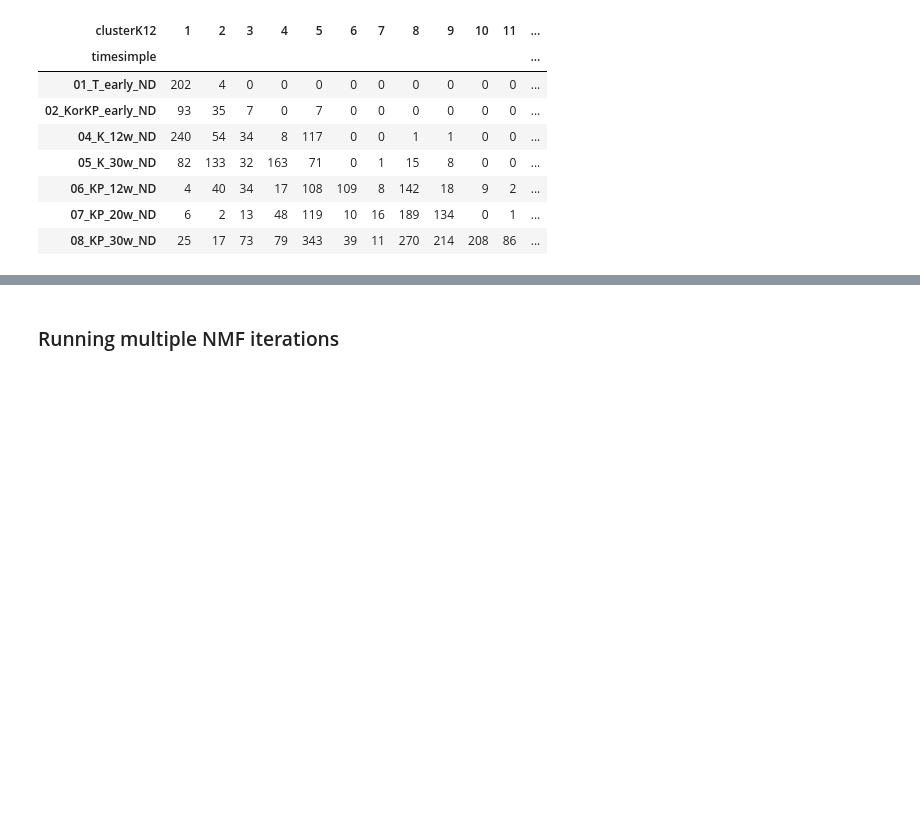
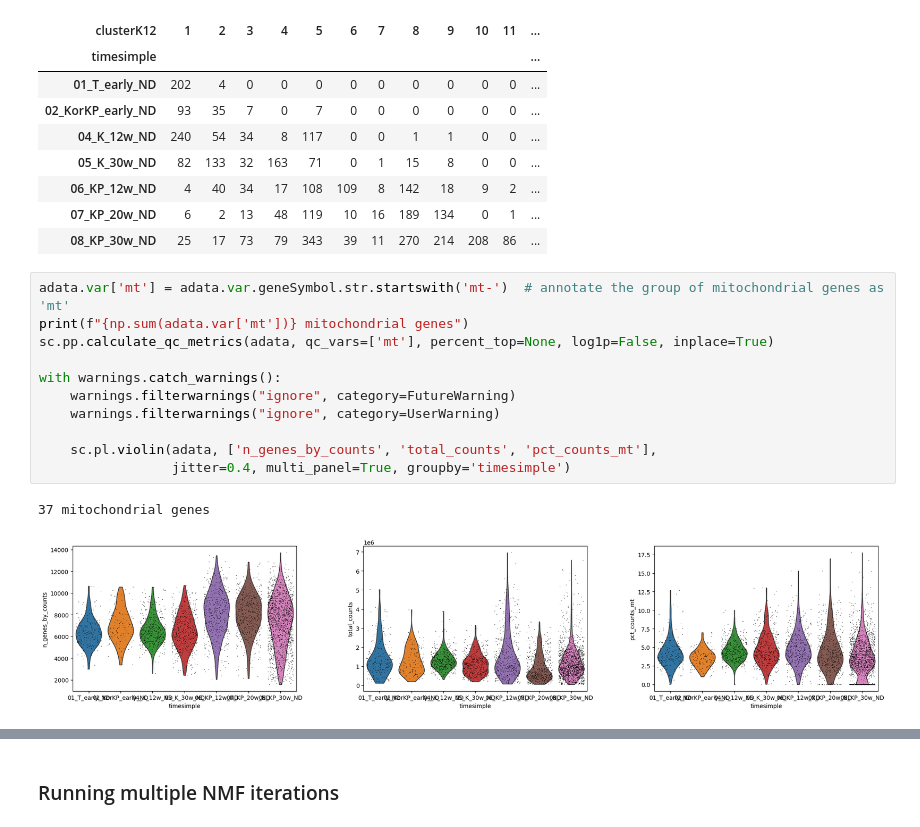
Before and after one commit to nitzanlab/gep-dynamics, a Jupyter notebook: notebooks/analyse_marjanovic.ipynb, the cells around one changed output, grey strips where cells are left out. Saved outputs shown, nothing was run; the diff lists cells and outputs as text; blank space fills up the shorter version.

```diff
--- a/notebooks/analyse_marjanovic.ipynb
+++ b/notebooks/analyse_marjanovic.ipynb
@@ -114,3 +137,17 @@ pd.crosstab(adata.obs.timesimple, adata.obs.clusterK12)
 | 06_KP_12w_ND | 4 | 40 | 34 | 17 | 108 | 109 | 8 | 142 | 18 | 9 | 2 | ... |
 | 07_KP_20w_ND | 6 | 2 | 13 | 48 | 119 | 10 | 16 | 189 | 134 | 0 | 1 | ... |
 | 08_KP_30w_ND | 25 | 17 | 73 | 79 | 343 | 39 | 11 | 270 | 214 | 208 | 86 | ... |
+# %%
+adata.var['mt'] = adata.var.geneSymbol.str.startswith('mt-')  # annotate the group of mitochondrial genes as 'mt'
+print(f"{np.sum(adata.var['mt'])} mitochondrial genes")
+sc.pp.calculate_qc_metrics(adata, qc_vars=['mt'], percent_top=None, log1p=False, inplace=True)
+
+with warnings.catch_warnings():
+    warnings.filterwarnings("ignore", category=FutureWarning)
+    warnings.filterwarnings("ignore", category=UserWarning)
+
+    sc.pl.violin(adata, ['n_genes_by_counts', 'total_counts', 'pct_counts_mt'],
+                 jitter=0.4, multi_panel=True, groupby='timesimple')
+# %% [output]
+37 mitochondrial genes
+[figure, added]
```
Also changed, not shown: parts of 43 cells of this notebook, 1 other file.
